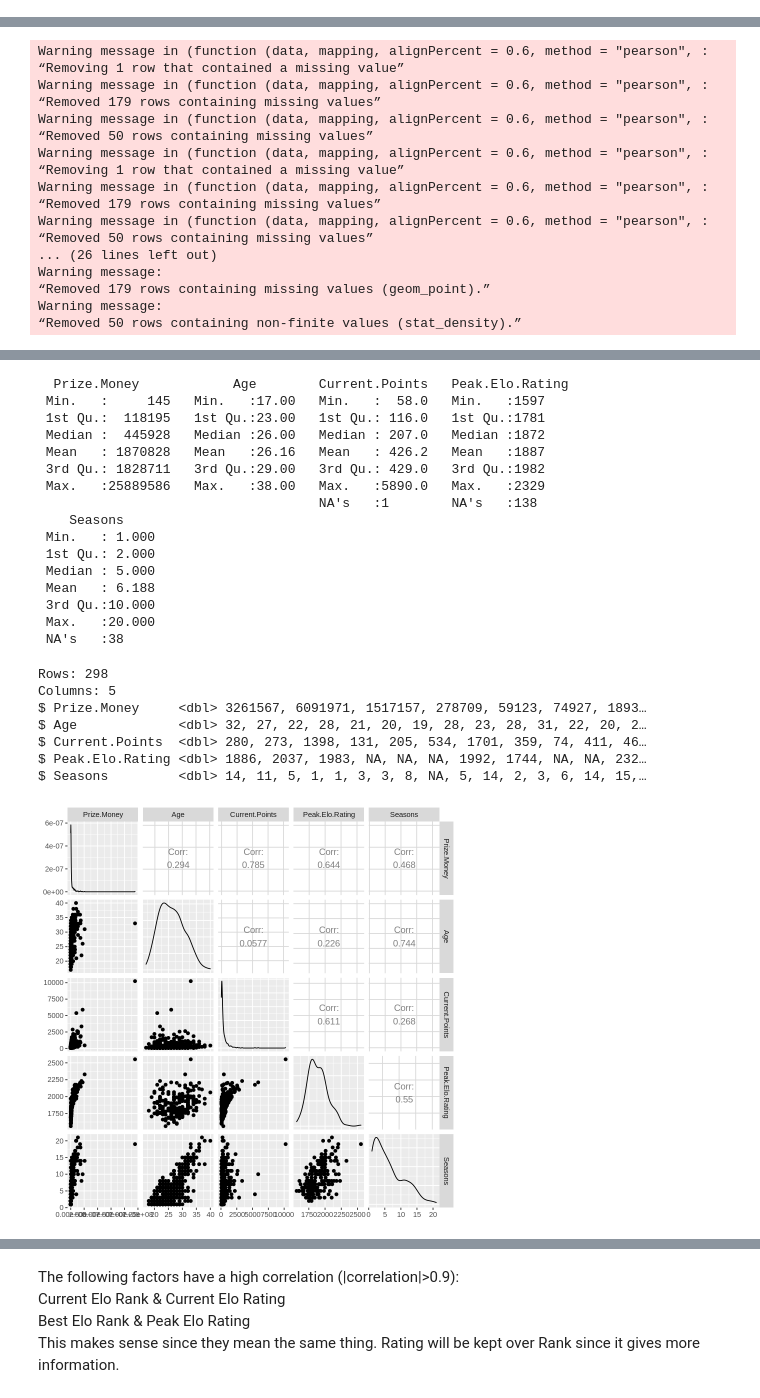
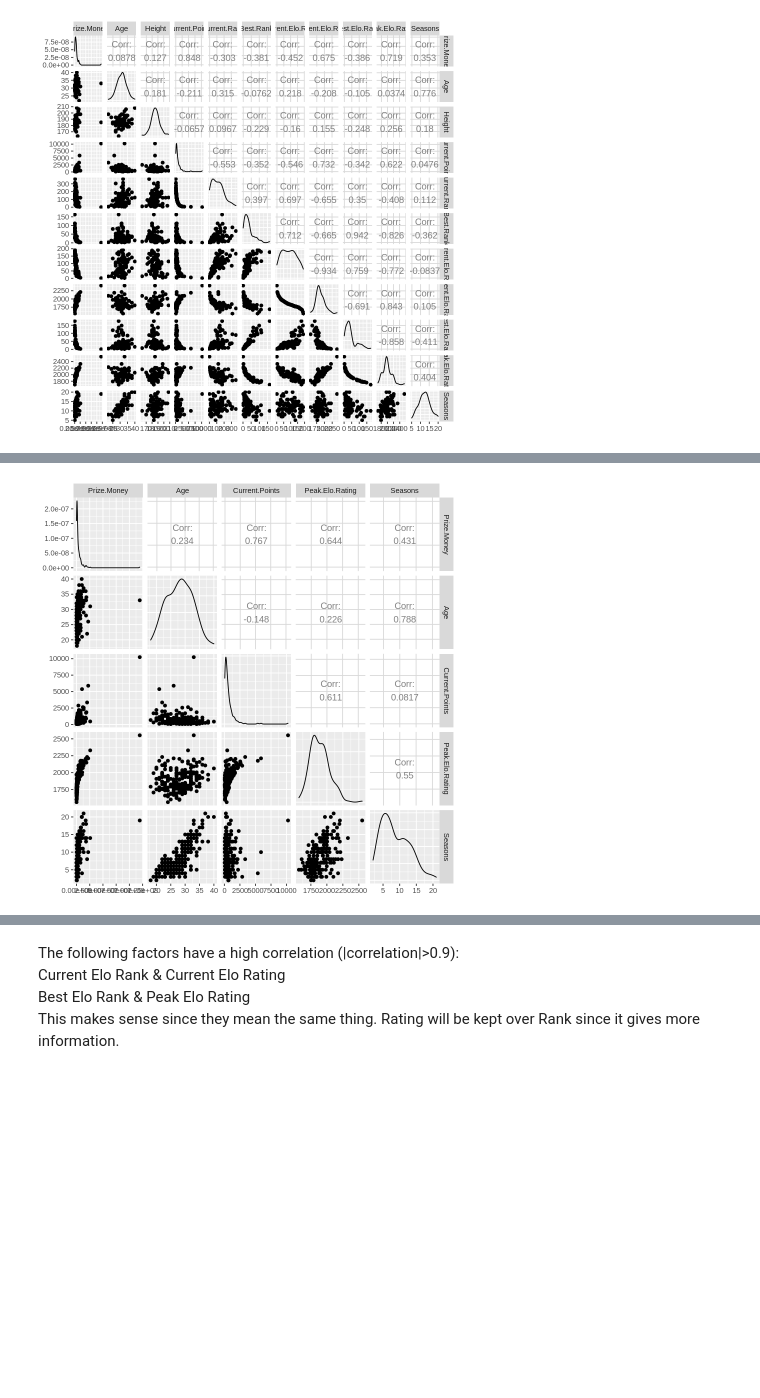
Before and after one commit to alisontucker/DSCI-100-Group-Project, a Jupyter notebook: Main_code.ipynb, the cells around one changed output, grey strips where cells are left out. Saved outputs shown, nothing was run; the diff lists cells and outputs as text; code cells hidden in the pictures; blank space fills up the shorter version.

```diff
--- a/Main_code.ipynb
+++ b/Main_code.ipynb
@@ -82,26 +82,30 @@ player_stats_tidy <- player_stats_tidy[complete.cases(player_stats_tidy[, "Prize
 
 glimpse(player_stats_tidy)
 
+ggpair_plot
+
 #---SORTING DATA---
 
 #setting seed. DO NOT REMOVE OR SET SEED ELSEWHERE
 set.seed(2022)
-
 
 #Removing columnns without numerical values
 predictors = c("Age","Height", "Current.Points", "Current.Rank", "Best.Rank", "Current.Elo.Rank", "Current.Elo.Rating", "Best.Elo.Rank", "Peak.Elo.Rating", "Seasons")
 player_stats_num<-player_stats_tidy %>%
     select(Prize.Money, all_of(predictors))
 
-#ggpairs plot to determine which data is useful
+#Visualizing data on all possible predictors
 ggpair_plot<-player_stats_num%>%
-    ggpairs()
+            na.omit()%>%
+            ggpairs()
 
-ggpair_plot
+#select best predictors
+selected_predictors = c("Age", "Current.Points", "Peak.Elo.Rating", "Seasons")
 
-#shortening training set to relevant variables
-player_stats_short<- player_stats_num%>%
-    select(-Current.Elo.Rank, -Best.Elo.Rank, -Current.Elo.Rating, -Best.Rank, -Current.Rank, -Height)
+#select best predictors columns and remove NAs
+player_stats_short = player_stats_num%>%
+                    select(Prize.Money, all_of(selected_predictors)) %>%
+                    na.omit()
 
 #Visualizing data
 glimpse(player_stats_short)
@@ -116,7 +120,7 @@ player_stats_split <- initial_split(player_stats_short, prop = 0.75, strata = Pr
 player_stats_training <- training(player_stats_split)
 player_stats_testing <- testing(player_stats_split)
 
-#visualizing data
+#Summarizing data
 summary_table = player_stats_training %>%
                 summary()
 summary_table
@@ -142,0 +147 @@ $ Tour.Finals          <dbl> NA, NA, NA, NA, NA, NA, NA, NA, NA, NA, NA, NA, …
+[figure, new version]
@@ -167,17 +168,0 @@ $ Seasons         <dbl> NA, 14, 2, 11, 5, 1, 1, 5, 3, 3, 8, NA, 5, 14, 2, 3, …
-Warning message in (function (data, mapping, alignPercent = 0.6, method = "pearson", :
-“Removing 1 row that contained a missing value”
-Warning message in (function (data, mapping, alignPercent = 0.6, method = "pearson", :
-“Removed 179 rows containing missing values”
-Warning message in (function (data, mapping, alignPercent = 0.6, method = "pearson", :
-“Removed 50 rows containing missing values”
-Warning message in (function (data, mapping, alignPercent = 0.6, method = "pearson", :
-“Removing 1 row that contained a missing value”
-Warning message in (function (data, mapping, alignPercent = 0.6, method = "pearson", :
-“Removed 179 rows containing missing values”
-Warning message in (function (data, mapping, alignPercent = 0.6, method = "pearson", :
-“Removed 50 rows containing missing values”
-... (26 lines left out)
-Warning message:
-“Removed 179 rows containing missing values (geom_point).”
-Warning message:
-“Removed 50 rows containing non-finite values (stat_density).”
@@ -185,26 +169,3 @@ Warning message:
-  Prize.Money            Age        Current.Points   Peak.Elo.Rating
- Min.   :     145   Min.   :17.00   Min.   :  58.0   Min.   :1597
- 1st Qu.:  118195   1st Qu.:23.00   1st Qu.: 116.0   1st Qu.:1781
- Median :  445928   Median :26.00   Median : 207.0   Median :1872
- Mean   : 1870828   Mean   :26.16   Mean   : 426.2   Mean   :1887
- 3rd Qu.: 1828711   3rd Qu.:29.00   3rd Qu.: 429.0   3rd Qu.:1982
- Max.   :25889586   Max.   :38.00   Max.   :5890.0   Max.   :2329
-                                    NA's   :1        NA's   :138
-    Seasons
- Min.   : 1.000
- 1st Qu.: 2.000
- Median : 5.000
- Mean   : 6.188
- 3rd Qu.:10.000
- Max.   :20.000
- NA's   :38
-Rows: 298
-Columns: 5
-$ Prize.Money     <dbl> 3261567, 6091971, 1517157, 278709, 59123, 74927, 1893…
-$ Age             <dbl> 32, 27, 22, 28, 21, 20, 19, 28, 23, 28, 31, 22, 20, 2…
-$ Current.Points  <dbl> 280, 273, 1398, 131, 205, 534, 1701, 359, 74, 411, 46…
-$ Peak.Elo.Rating <dbl> 1886, 2037, 1983, NA, NA, NA, 1992, 1744, NA, NA, 232…
-$ Seasons         <dbl> 14, 11, 5, 1, 1, 3, 3, 8, NA, 5, 14, 2, 3, 6, 14, 15,…
-[figure, old version]
+[figure, new version]
 # %%
 
```
Also changed, not shown: parts of 6 cells of this notebook.
